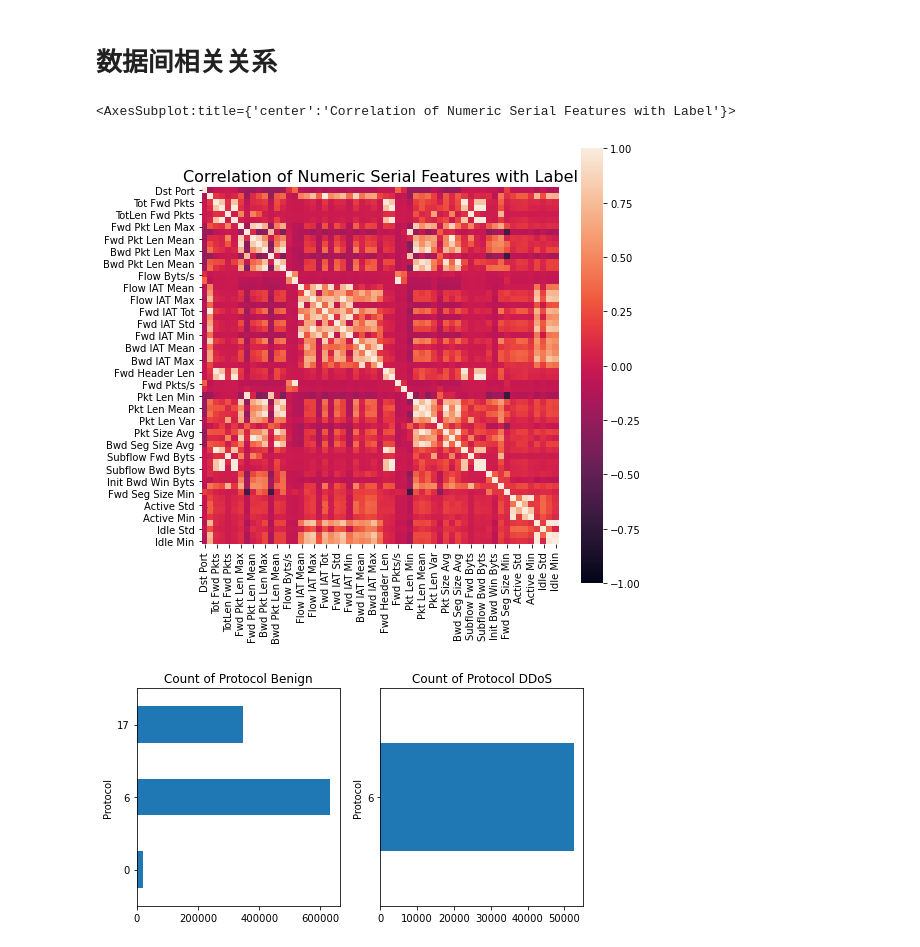
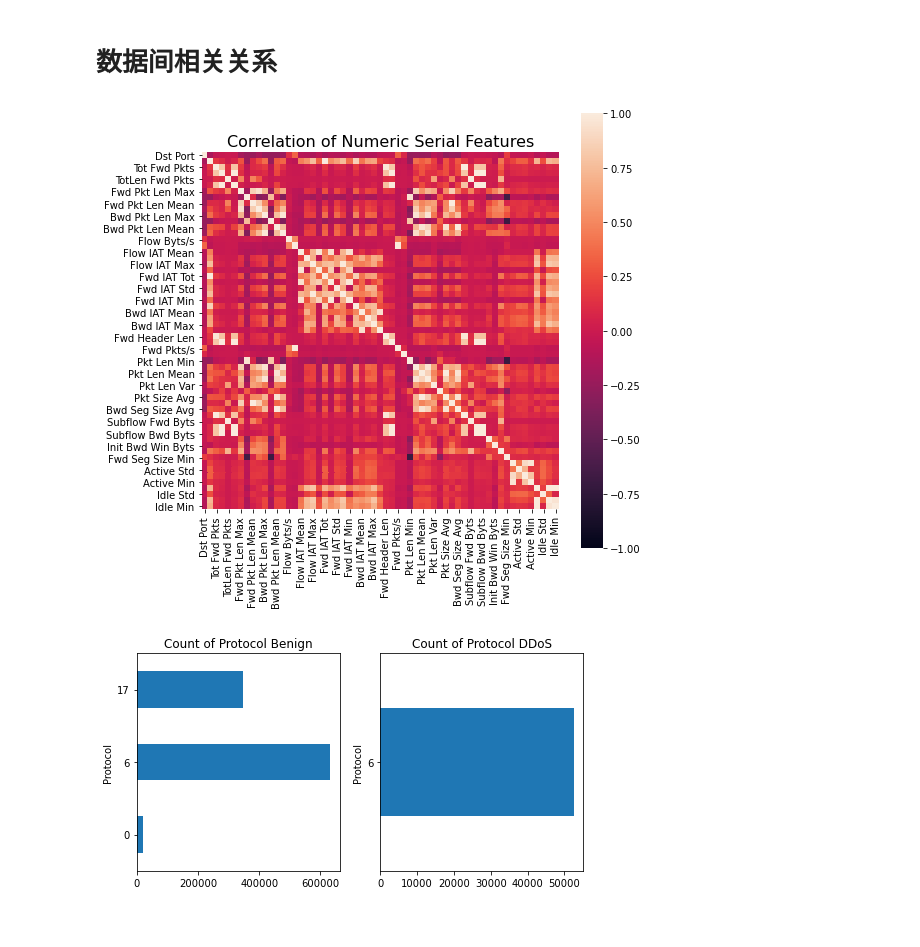
Before and after one commit to Bil369/IDS2018-DDoS-Traffic-Classify, a Jupyter notebook: EDA.ipynb, the cells around one changed output. Drawn from its saved outputs; the diff is of its cells as text; code cells hidden in the pictures.

```diff
--- a/EDA.ipynb
+++ b/EDA.ipynb
@@ -301,13 +310,13 @@ g = g.map(sns.distplot, "value")
 # %%
 data_numeric_serial = data[numerical_serial_fea]
 correlation = data_numeric_serial.corr()
 
 f, ax = plt.subplots(figsize=(8, 8))
-plt.title('Correlation of Numeric Serial Features with Label', size=16)
+plt.title('Correlation of Numeric Serial Features', size=16)
 sns.heatmap(correlation, square=True, vmax=1.0, vmin=-1.0)
+plt.savefig('./pics/corr_features.png', bbox_inches='tight')
 # %% [output]
-<AxesSubplot:title={'center':'Correlation of Numeric Serial Features with Label'}>
-[figure, old version]
+[figure, new version]
 # %%
 train_benign = data.loc[data['Label'] == 'Benign']
 train_ddos = data.loc[data['Label'] != 'Benign']
```
Also changed, not shown: parts of 2 cells of this notebook, 2 other files.
